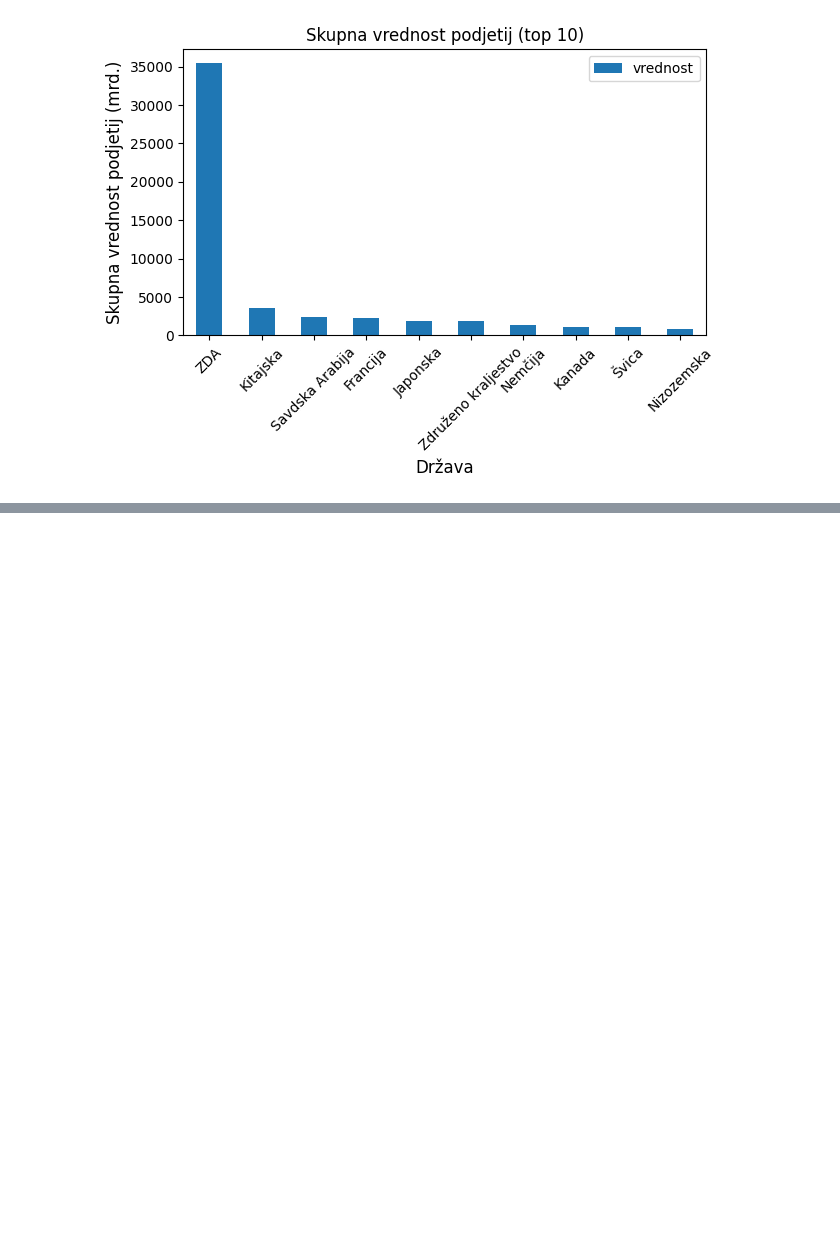
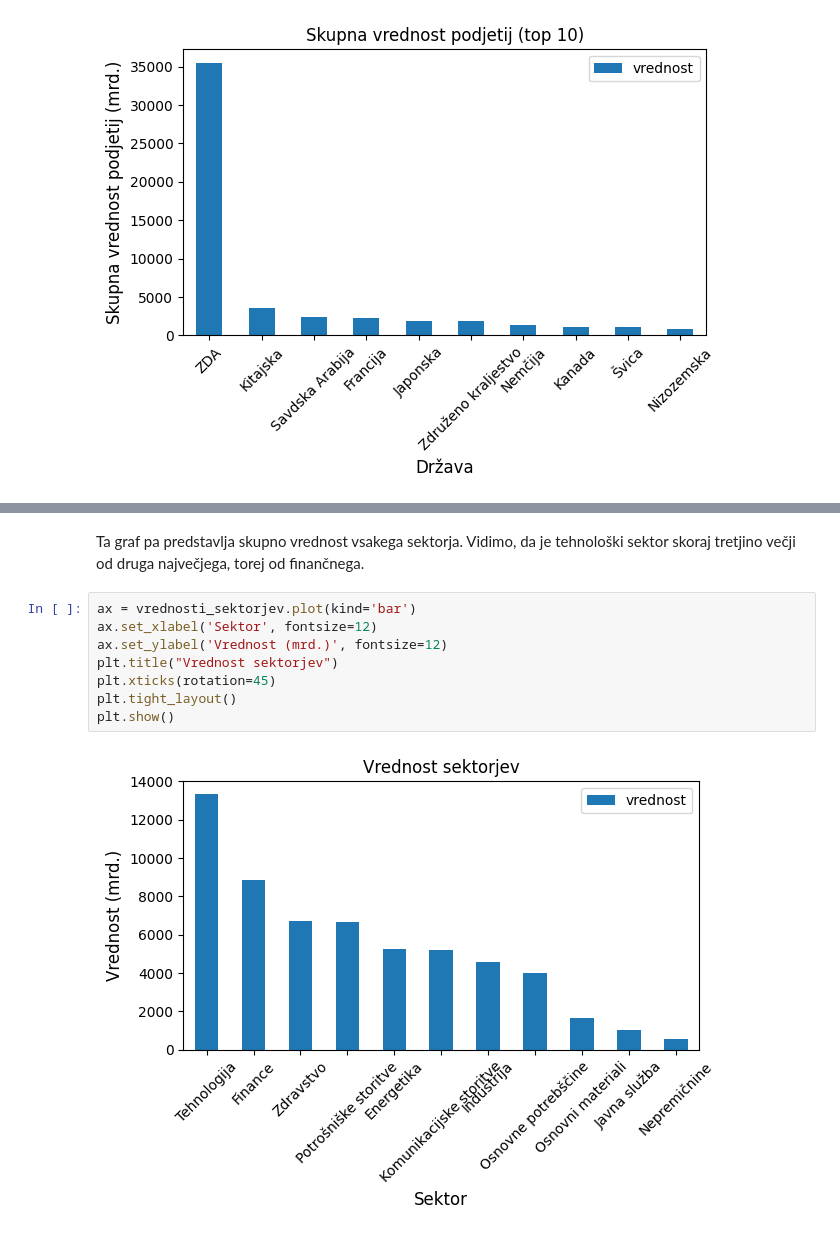
Before and after one commit to MaksRozman7/ProjektnaNaloga, a Jupyter notebook: predstavitev.ipynb, the cells around one changed output, grey strips where cells are left out. Drawn from its saved outputs; the diff is of its cells as text; blank space fills up the shorter version.

Commit message:
nov graf

```diff
--- a/predstavitev.ipynb
+++ b/predstavitev.ipynb
@@ -93,0 +98,12 @@ plt.show()
+# %% [markdown]
+Ta graf pa predstavlja skupno vrednost vsakega sektorja. Vidimo, da je tehnološki  sektor skoraj tretjino večji od druga največjega, torej od finančnega.
+# %%
+ax = vrednosti_sektorjev.plot(kind='bar')
+ax.set_xlabel('Sektor', fontsize=12)
+ax.set_ylabel('Vrednost (mrd.)', fontsize=12)
+plt.title("Vrednost sektorjev")
+plt.xticks(rotation=45)
+plt.tight_layout()
+plt.show()
+# %% [output]
+[figure, added]
```
Also changed, not shown: parts of 6 cells of this notebook, 1 other file.
